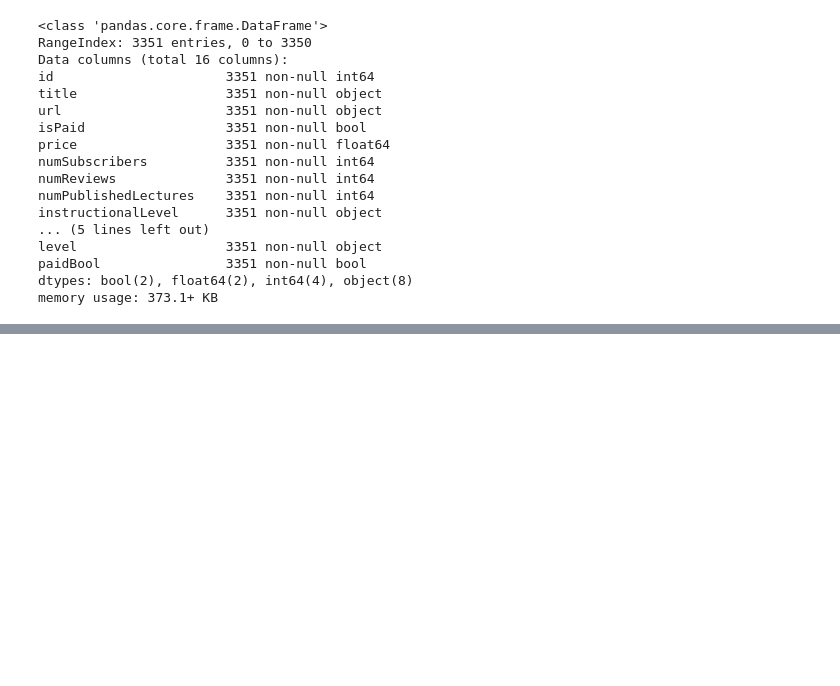
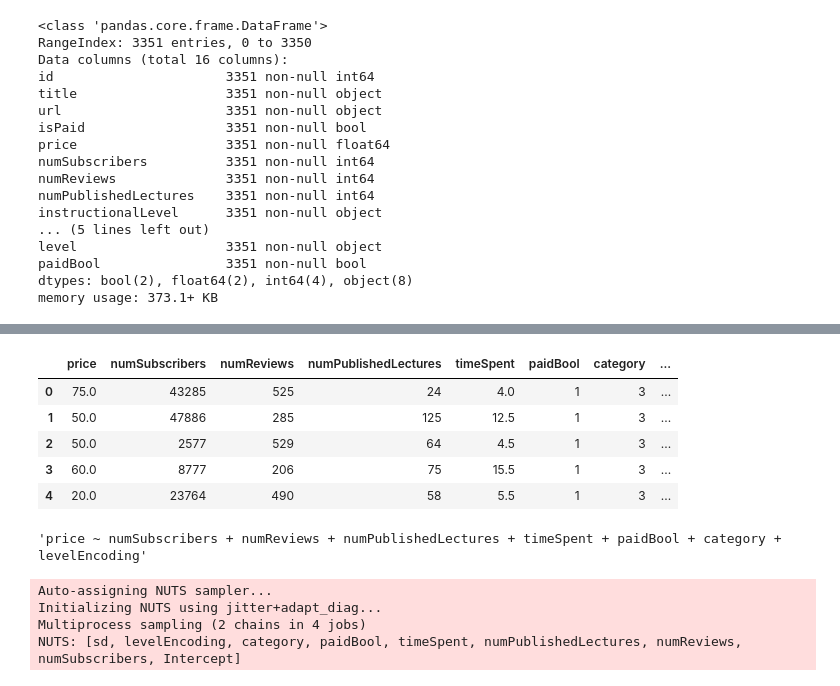
Before and after one commit to Daesparz/analysis_udemy_courses, a Jupyter notebook: Data_analysis/in-depth_analysis.ipynb, the cells around one changed output, grey strips where cells are left out. Saved outputs shown, nothing was run; the diff lists cells and outputs as text; code cells hidden in the pictures; blank space fills up the shorter version.

```diff
--- a/Data_analysis/in-depth_analysis.ipynb
+++ b/Data_analysis/in-depth_analysis.ipynb
@@ -141,0 +286,33 @@ Reshape your data either using array.reshape(-1, 1) if your data has a single fe
+# %%
+df_courses.head()
+# %% [output]
+|  | price | numSubscribers | numReviews | numPublishedLectures | timeSpent | paidBool | category | ... |
+| 0 | 75.0 | 43285 | 525 | 24 | 4.0 | 1 | 3 | ... |
+| 1 | 50.0 | 47886 | 285 | 125 | 12.5 | 1 | 3 | ... |
+| 2 | 50.0 | 2577 | 529 | 64 | 4.5 | 1 | 3 | ... |
+| 3 | 60.0 | 8777 | 206 | 75 | 15.5 | 1 | 3 | ... |
+| 4 | 20.0 | 23764 | 490 | 58 | 5.5 | 1 | 3 | ... |
+# %%
+# Formula for Bayesian Linear Regression
+formula = 'price ~ ' + ' + '.join(['%s' % variable for variable in df_courses.columns[1:]])
+formula
+# %% [output]
+'price ~ numSubscribers + numReviews + numPublishedLectures + timeSpent + paidBool + category + levelEncoding'
+# %%
+import pymc3 as pm
+
+with pm.Model() as normal_model:
+
+    # The prior for the data likelihood is a Normal Distribution
+    family = pm.glm.families.Normal()
+
+    # Creating the model requires a formula and data (and optionally a family)
+    pm.GLM.from_formula(formula, data = df_courses, family = family)
+
+    # Perform Markov Chain Monte Carlo sampling letting PyMC3 choose the algorithm
+    normal_trace = pm.sample(draws=2000, chains = 2, tune = 500)
+# %% [output]
+Auto-assigning NUTS sampler...
+Initializing NUTS using jitter+adapt_diag...
+Multiprocess sampling (2 chains in 4 jobs)
+NUTS: [sd, levelEncoding, category, paidBool, timeSpent, numPublishedLectures, numReviews, numSubscribers, Intercept]
```
Also changed, not shown: parts of 29 cells of this notebook.
